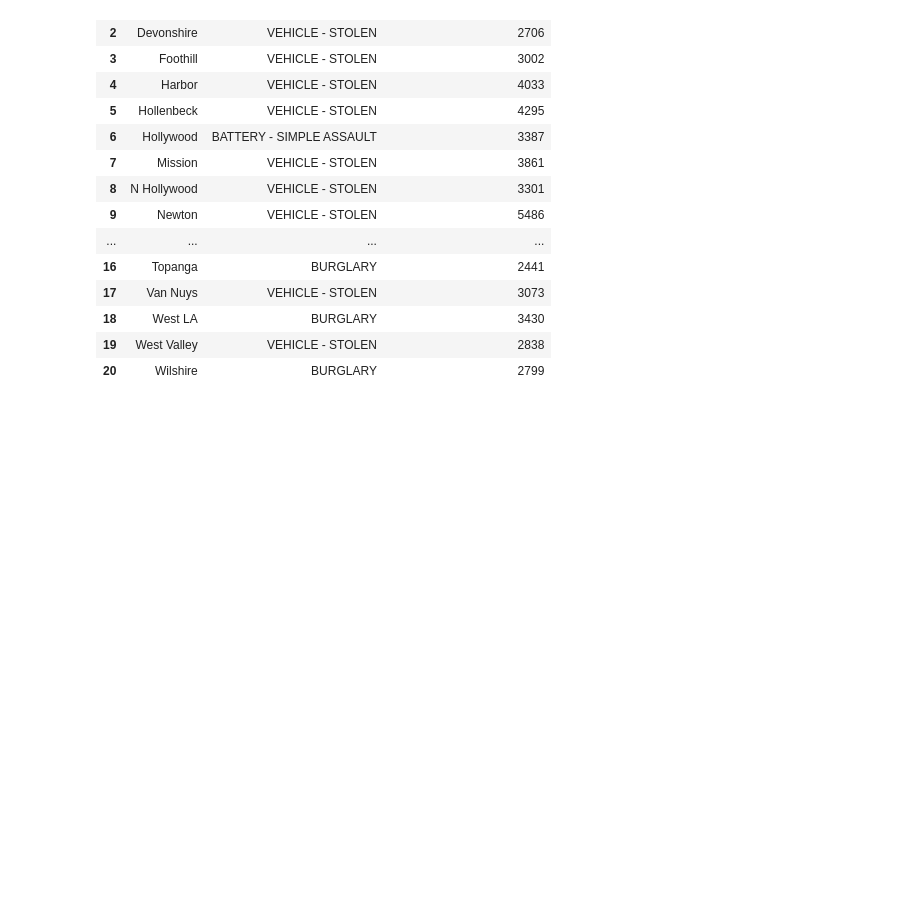
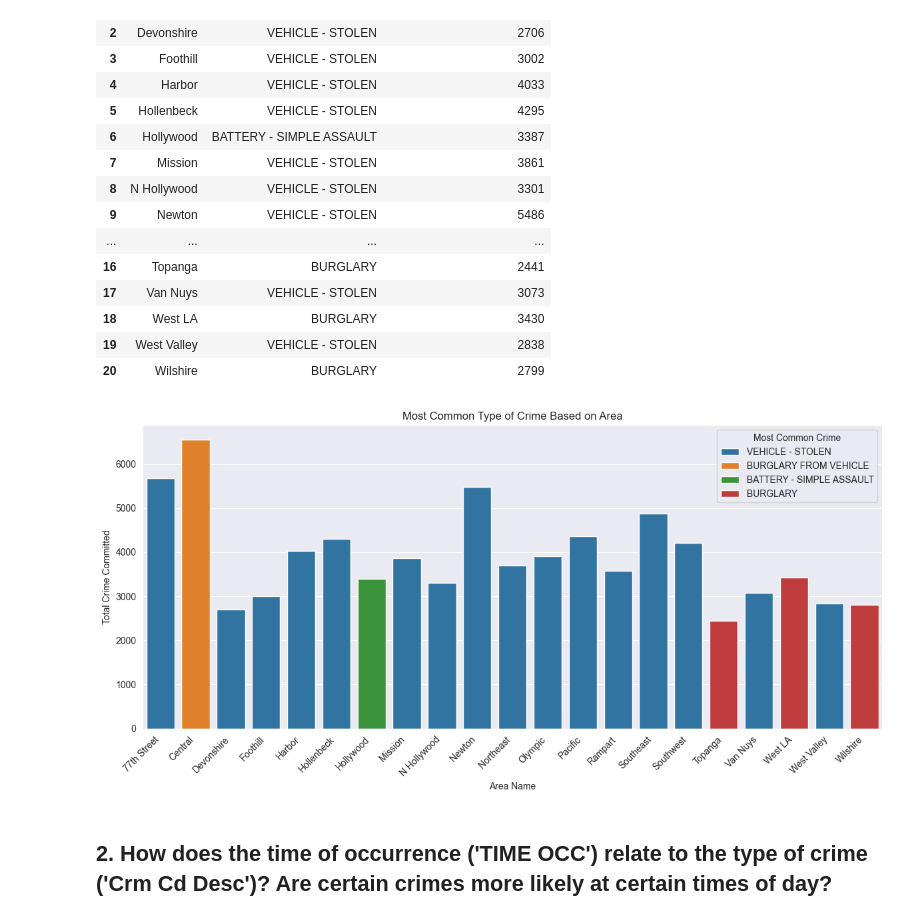
Before and after one commit to niranjanblank/LACrimeDataAnalysis, a Jupyter notebook: visualizations.ipynb, the cells around one changed output. Drawn from its saved outputs; the diff is of its cells as text; code cells hidden in the pictures; blank space fills up the shorter version.

```diff
--- a/visualizations.ipynb
+++ b/visualizations.ipynb
@@ -61,3 +63,17 @@ df
 | 18 | West LA | BURGLARY | 3430 |
 | 19 | West Valley | VEHICLE - STOLEN | 2838 |
 | 20 | Wilshire | BURGLARY | 2799 |
+# %%
+plt.figure(figsize=(12,6))
+ax = sns.barplot(df,x="area_name",y="count_per_area_per_crime", hue="most_common_crime",dodge=False)
+ax.set_xticklabels(ax.get_xticklabels(), rotation=45, ha="right")
+ax.legend(title="Most Common Crime")
+plt.ylabel("Total Crime Committed")
+plt.xlabel("Area Name")
+plt.title("Most Common Type of Crime Based on Area")
+plt.tight_layout()
+plt.show()
+# %% [output]
+[figure, added]
+# %% [markdown]
+## 2. How does the time of occurrence ('TIME OCC') relate to the type of crime ('Crm Cd Desc')? Are certain crimes more likely at certain times of day?
```
Also changed, not shown: parts of 4 cells of this notebook.
